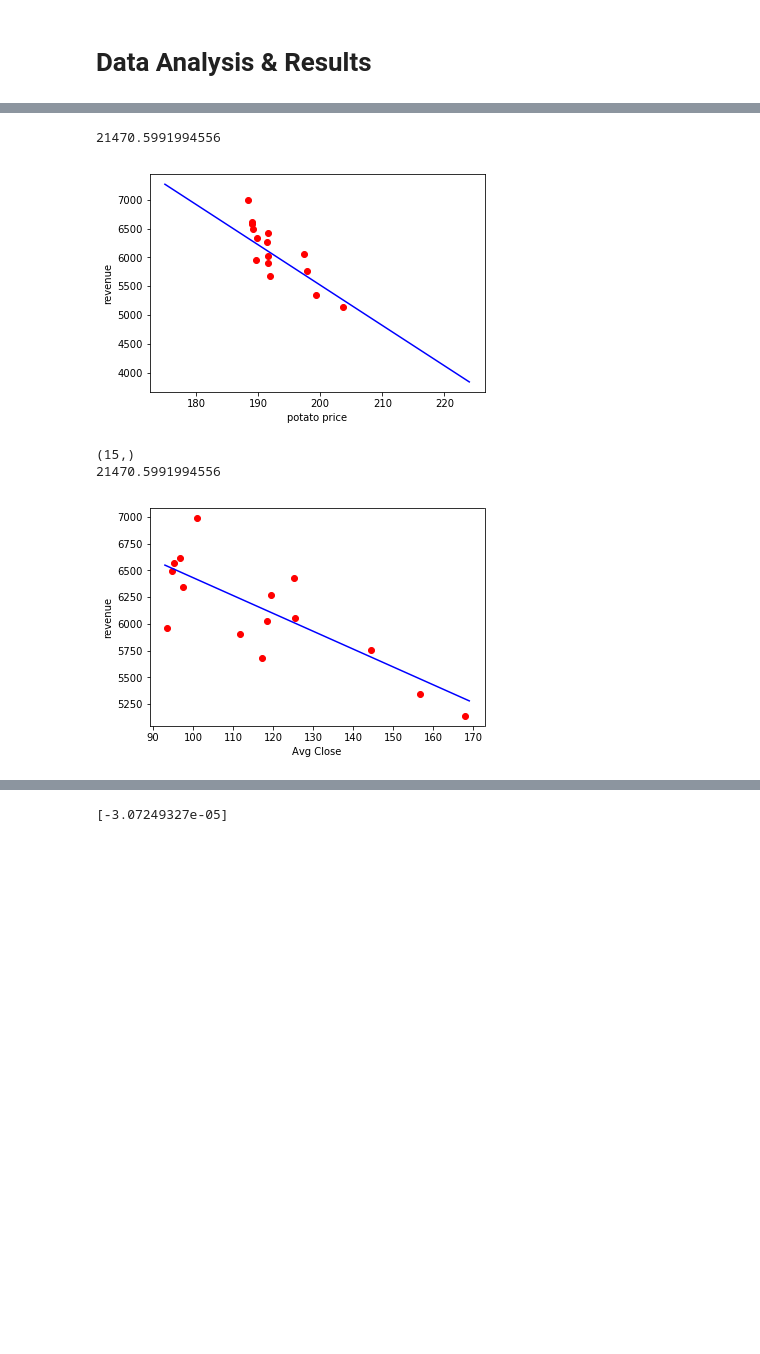
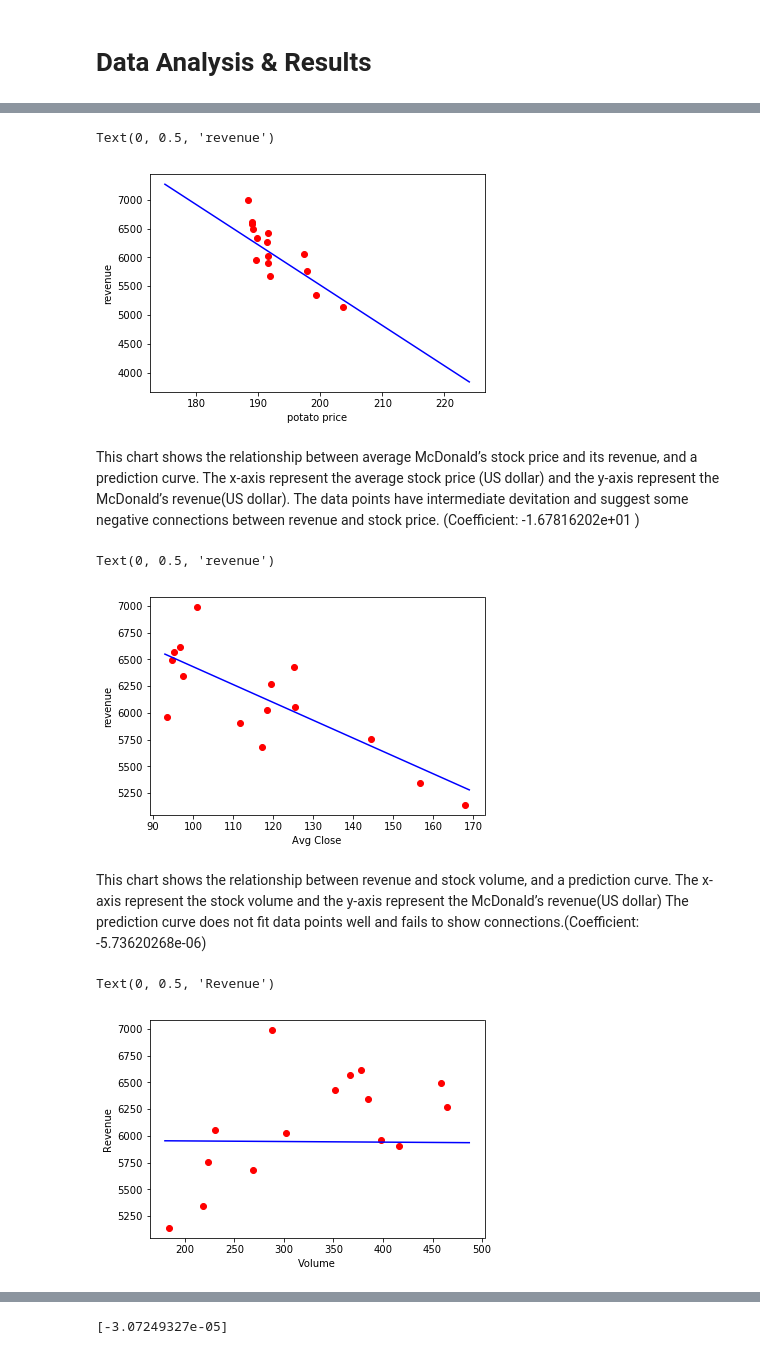
Before and after one commit to yat018/COGS108-Team-Pepperoni, a Jupyter notebook: FinalProject.ipynb, the cells around one changed output, grey strips where cells are left out. Saved outputs shown, nothing was run; the diff lists cells and outputs as text; code cells hidden in the pictures; blank space fills up the shorter version.

```diff
--- a/FinalProject.ipynb
+++ b/FinalProject.ipynb
@@ -392,12 +363,13 @@ yrg = -69.9996639 * rg + (21470/1.1)
 plot.plot(rg, yrg, color = 'blue')
 plot.xlabel('potato price')
 plot.ylabel('revenue')
-print(model.intercept_)
 # %% [output]
-21470.5991994556
+Text(0, 0.5, 'revenue')
 [figure]
+# %% [markdown]
+This chart shows the relationship between average McDonald’s stock price and its revenue, and a prediction curve. The x-axis represent the average stock price (US dollar) and the y-axis represent the McDonald’s revenue(US dollar). The data points have intermediate devitation and suggest some negative connections between revenue and stock price. (Coefficient: -1.67816202e+01 )
 # %%
-print(y.shape)
+
 plot.scatter(result['Avg_Close'].values ,y,color="red")
 
 rg = np.array(range(93,170))
@@ -405,8 +377,20 @@ yrg = -16.7 * rg + (21470/2.65)
 plot.plot(rg, yrg, color = 'blue')
 plot.xlabel('Avg Close')
 plot.ylabel('revenue')
-print(model.intercept_)
 # %% [output]
-(15,)
-21470.5991994556
+Text(0, 0.5, 'revenue')
 [figure]
+# %% [markdown]
+This chart shows the relationship between revenue and stock volume, and a prediction curve. The x-axis represent the stock volume and the y-axis represent the McDonald’s revenue(US dollar) The prediction curve does not fit data points well and fails to show connections.(Coefficient: -5.73620268e-06)
+# %%
+plot.scatter((result['Volume']/1000000).values ,y,color="red")
+
+rg = np.array(range(180,488))
+#yrg = 0*rg+ 5000
+yrg = -0.0573 * rg + (21470)/3.6
+plot.plot(rg, yrg, color = 'blue')
+plot.xlabel('Volume')
+plot.ylabel('Revenue')
+# %% [output]
+Text(0, 0.5, 'Revenue')
+[figure, added]
```
Also changed, not shown: parts of 30 cells of this notebook.
